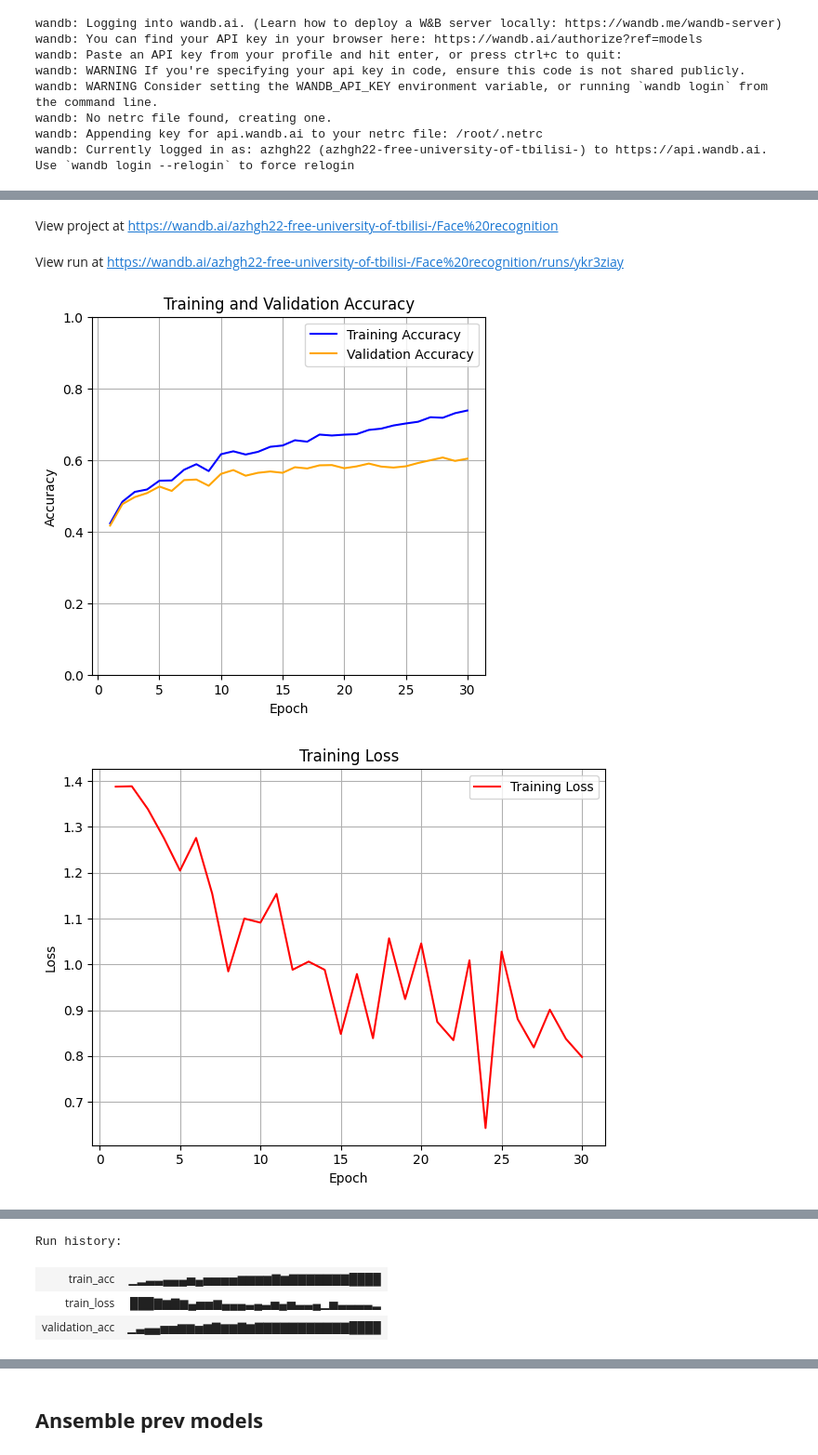
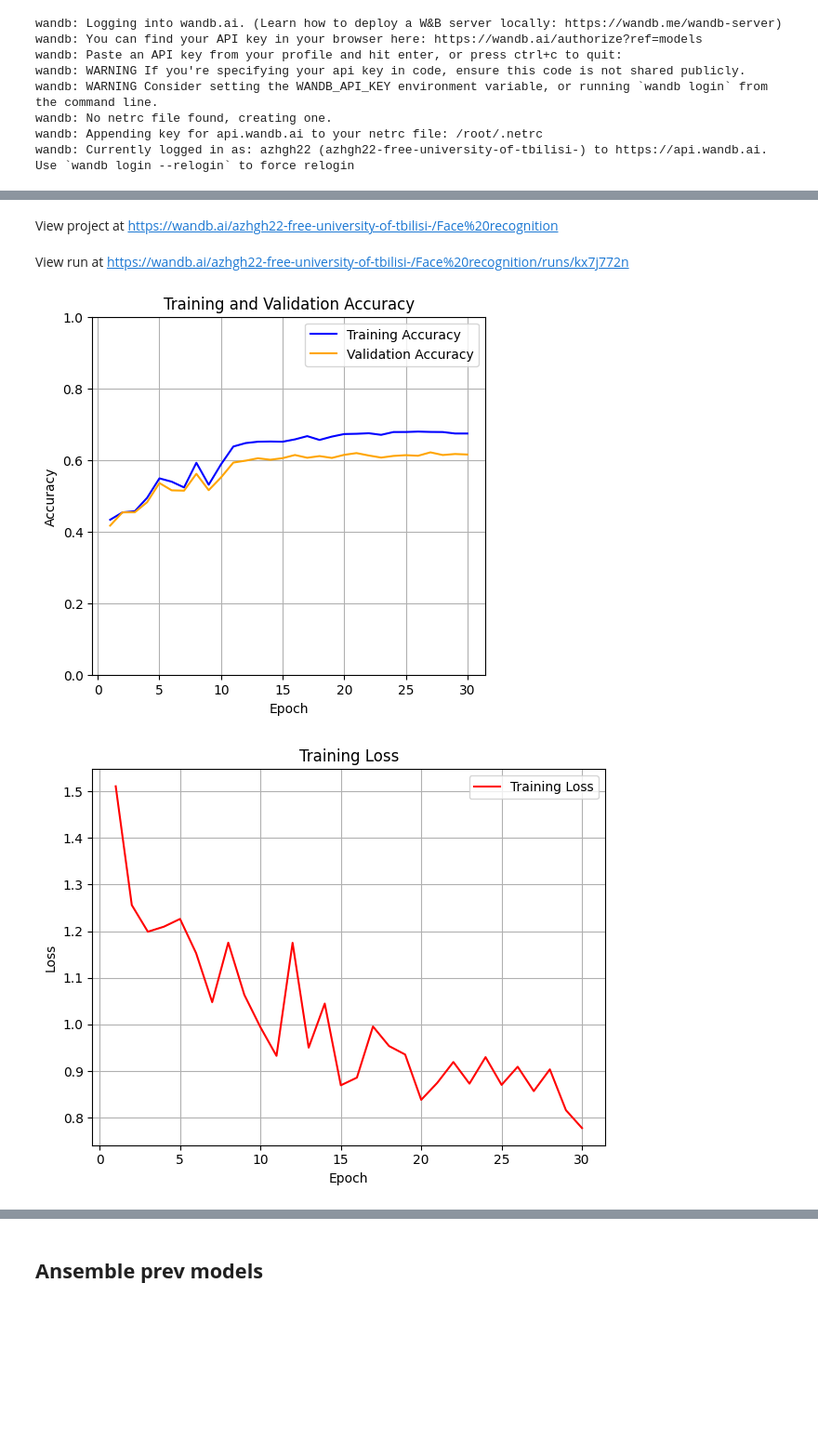
Before and after one commit to azhgh22/ML04_Facial_Expression_Recognition_Challenge, a Jupyter notebook: model.ipynb, the cells around one changed output, grey strips where cells are left out. Shown: that part at 93% size. Cells and saved outputs as stored; diff of their text form; code cells hidden in the pictures; blank space fills up the shorter version.

```diff
--- a/model.ipynb
+++ b/model.ipynb
@@ -188,12 +186,11 @@ class EmotionNet(nn.Module):
 
         self.conv_block2 = nn.Sequential(
             nn.Conv2d(32, 64, kernel_size=3, padding=1),
-            nn.Dropout(0.2),
             nn.BatchNorm2d(64),
             nn.ReLU(),
+            nn.Dropout(0.2),
             # nn.MaxPool2d(2)
         )
-
 
         self.conv_block3 = nn.Sequential(
             nn.Conv2d(64, 128, kernel_size=3, padding=1),
@@ -213,19 +210,20 @@ class EmotionNet(nn.Module):
             nn.Conv2d(256, 512, kernel_size=3, padding=1),
             nn.BatchNorm2d(512),
             nn.ReLU(),
-            # nn.MaxPool2d(2)
+            nn.Dropout(0.2),
+            nn.MaxPool2d(2,stride=1)
         )
 
         self.fc = nn.Sequential(
             nn.Flatten(),                          # → (128*6*6)
-            nn.Linear(12*12*512, 256),
-            nn.BatchNorm1d(256),
+            nn.Linear(11*11*512, 512),
+            nn.BatchNorm1d(512),
             nn.ReLU(),
-            nn.Dropout(0.2),
-            nn.Linear(256, 128),
-            nn.BatchNorm1d(128),
+            nn.Dropout(0.6),
+            nn.Linear(512, 512),
+            nn.BatchNorm1d(512),
             nn.ReLU(),
-            nn.Linear(128, N_CLASSES)                      # 7 emotion classes
+            nn.Linear(512, N_CLASSES)                      # 7 emotion classes
         )
 
     def forward(self, x):
@@ -277,7 +275,7 @@ def check_accuracy(loader, model):
         print('Got %d / %d correct (%.2f)' % (num_correct, num_samples, 100 * acc))
     return acc
 # %%
-def train(model, optimizer, train_data_loader ,epochs=1,val_data_loader = None,criterion = nn.CrossEntropyLoss()):
+def train(model, optimizer,scheduler ,train_data_loader,epochs=1,val_data_loader = None,criterion = nn.CrossEntropyLoss()):
     """
     Train a model on CIFAR-10 using the PyTorch Module API.
 
@@ -327,15 +325,20 @@ def train(model, optimizer, train_data_loader ,epochs=1,val_data_loader = None,c
           val_accuracy = check_accuracy(val_data_loader, model)
           train_epoch_evol_acc.append(train_accuracy)
           val_epoch_evol_acc.append(val_accuracy)
-
+        scheduler.step()
     return val_epoch_evol_acc, train_epoch_evol_acc, train_epoch_evol_loss
 # %%
 model = EmotionNet().cuda()
 
-LR = 10**-4
+LR = 10**-3
 EPOCHS=30
 # optimizer = torch.optim.Adagrad(model.parameters(), lr=0.001)
 optimizer = torch.optim.Adam(model.parameters(), lr=LR)
-val_epoch_evol_acc, train_epoch_evol_acc, train_epoch_evol_loss = train(model,optimizer,train_loader,EPOCHS,val_loader)
+
+step_size = 10
+gamma = 0.1
+scheduler = torch.optim.lr_scheduler.StepLR(optimizer, step_size=step_size, gamma=gamma)
+
+val_epoch_evol_acc, train_epoch_evol_acc, train_epoch_evol_loss = train(model,optimizer,scheduler,train_loader,EPOCHS,val_loader)
 # val_epoch_evol_acc, train_epoch_evol_acc, train_epoch_evol_loss = train(model,optimizer,small_loader,10,None)
 # %% [output]
@@ -438,15 +441,19 @@ config = {
     "architecture": "3 CNN net(32,64,128,256,512) channels",
     "optimizer" : "Adam",
     "loss function" : "Cross-entropy loss",
-    "architecture" : "run12",
+    "architecture" : "run13",
     "activation function" : "Relu",
     "batchnorm" : "No",
-    "drop out" : [0.2],
+    "drop out" : [0.6,0.2,0,2],
     "weight_decay" : 0,
     "maxPullLayer" : "2x2",
     "RandomHorizontalFlip": "Yes",
     "RandomRotation": "YES",
-    "RandomAffine": "YES"
+    "RandomAffine": "YES",
+    "Learning Rate Scheduler" : {
+        "step_size" : 10,
+        "gamma" : 0.1
+    }
 }
 
 # Start a new wandb run to track this script.
@@ -528,4 +545,4 @@ Syncing run run12 to Weights & Biases (docs)
 View project at https://wandb.ai/azhgh22-free-university-of-tbilisi-/Face%20recognition
-View run at https://wandb.ai/azhgh22-free-university-of-tbilisi-/Face%20recognition/runs/ykr3ziay
+View run at https://wandb.ai/azhgh22-free-university-of-tbilisi-/Face%20recognition/runs/kx7j772n
-[figure, old version]
+[figure, new version]
-[figure, old version]
+[figure, new version]
@@ -533,4 +548,0 @@ View run at https://wandb.ai/azhgh22-free-university-of-tbilisi-/Face%20recognit
-Run history:
-| train_acc | ▁▂▃▃▄▄▄▅▄▅▅▅▅▆▆▆▆▇▆▇▇▇▇▇▇▇████ |
-| train_loss | ███▇▆▇▆▄▅▅▆▄▄▄▃▄▃▅▄▅▃▃▄▁▅▃▃▃▃▂ |
-| validation_acc | ▁▃▄▄▅▅▆▆▅▆▇▆▆▇▆▇▇▇▇▇▇▇▇▇▇▇████ |
```
Also changed, not shown: parts of 8 cells of this notebook.
